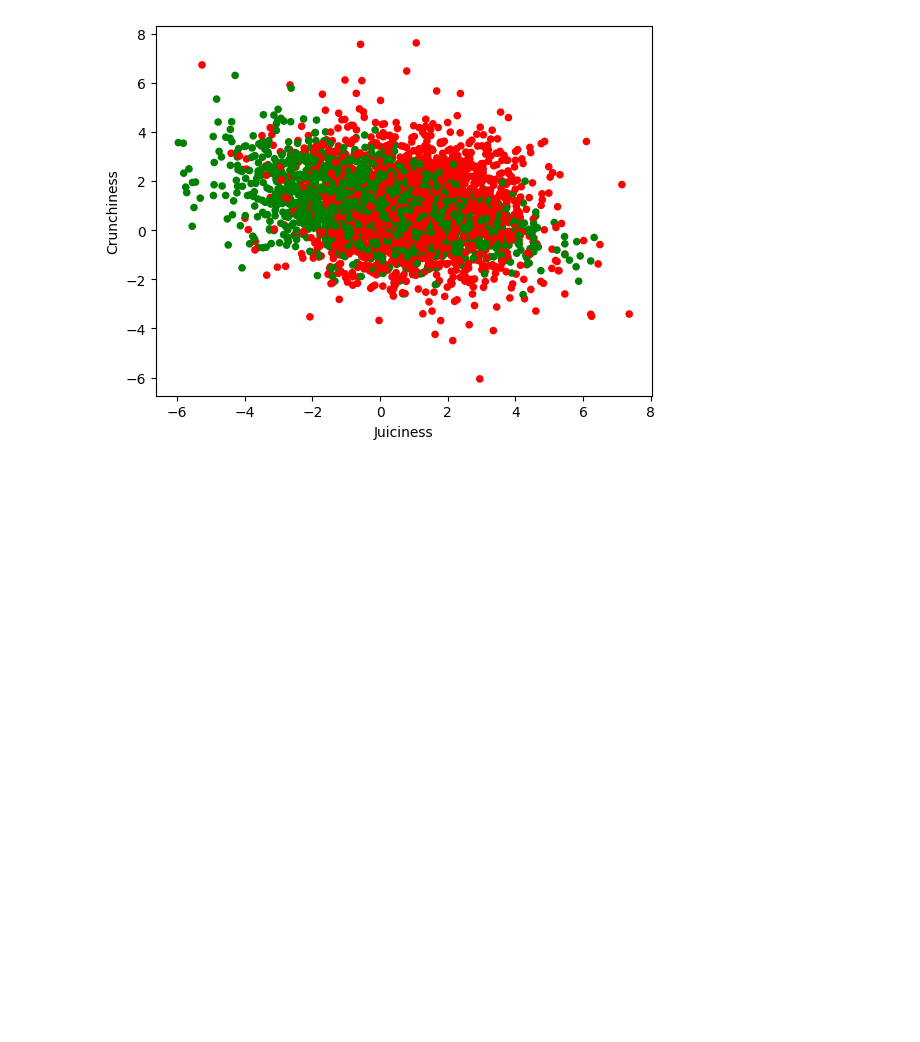
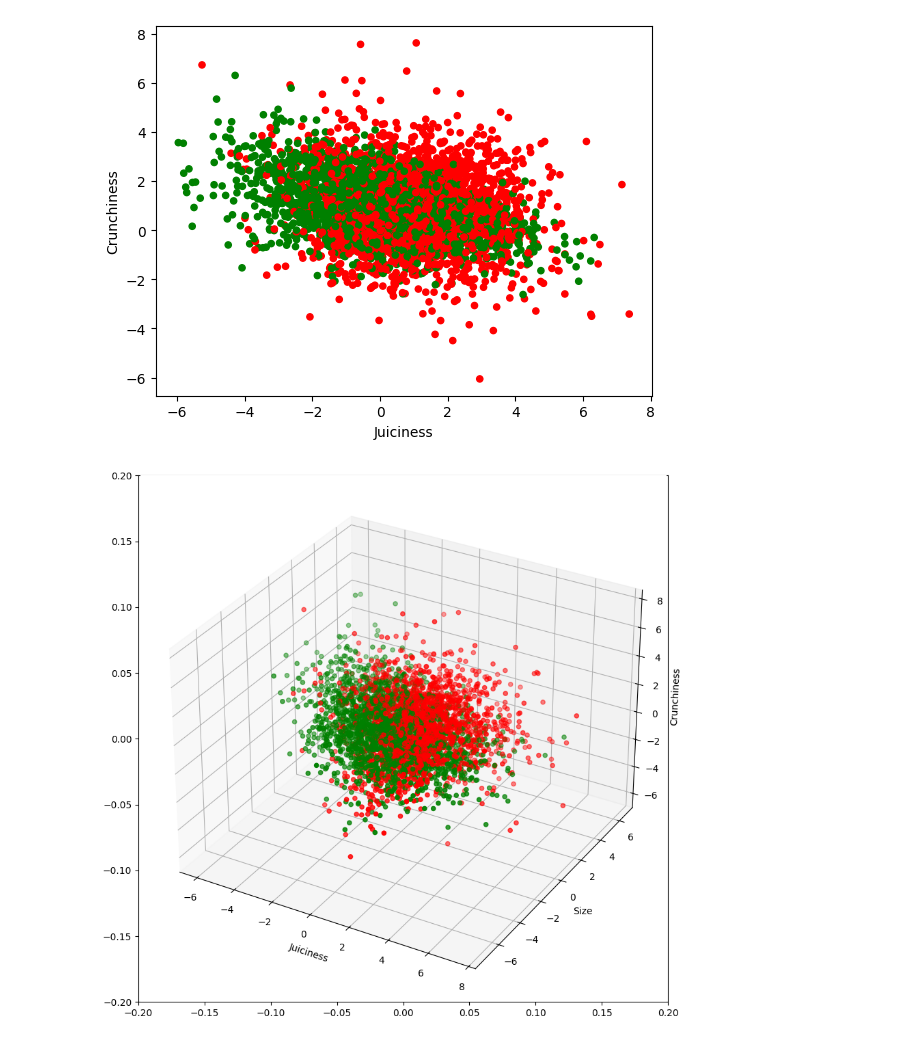
Before and after one commit to hchulvej/MachineLearning, a Jupyter notebook: Apples_dataset.ipynb, the cells around one changed output. Drawn from its saved outputs; the diff is of its cells as text; code cells hidden in the pictures; blank space fills up the shorter version.

Commit message:
Apples notebook updated with 3d scatter plot

```diff
--- a/Apples_dataset.ipynb
+++ b/Apples_dataset.ipynb
@@ -208,3 +208,14 @@ df.plot.scatter(x="Juiciness", y="Crunchiness", c=colors)
 # %% [output]
 <Axes: xlabel='Juiciness', ylabel='Crunchiness'>
 [figure]
+# %%
+fig = plt.figure(figsize=(10,10))
+plt.margins(x=1.5, y=1.5)
+ax = fig.add_subplot(projection='3d')
+ax.scatter(df['Juiciness'], df['Size'], df['Crunchiness'], c=colors)
+ax.set_xlabel('Juiciness')
+ax.set_ylabel('Size')
+ax.set_zlabel('Crunchiness')
+plt.show()
+# %% [output]
+[figure, added]
```
